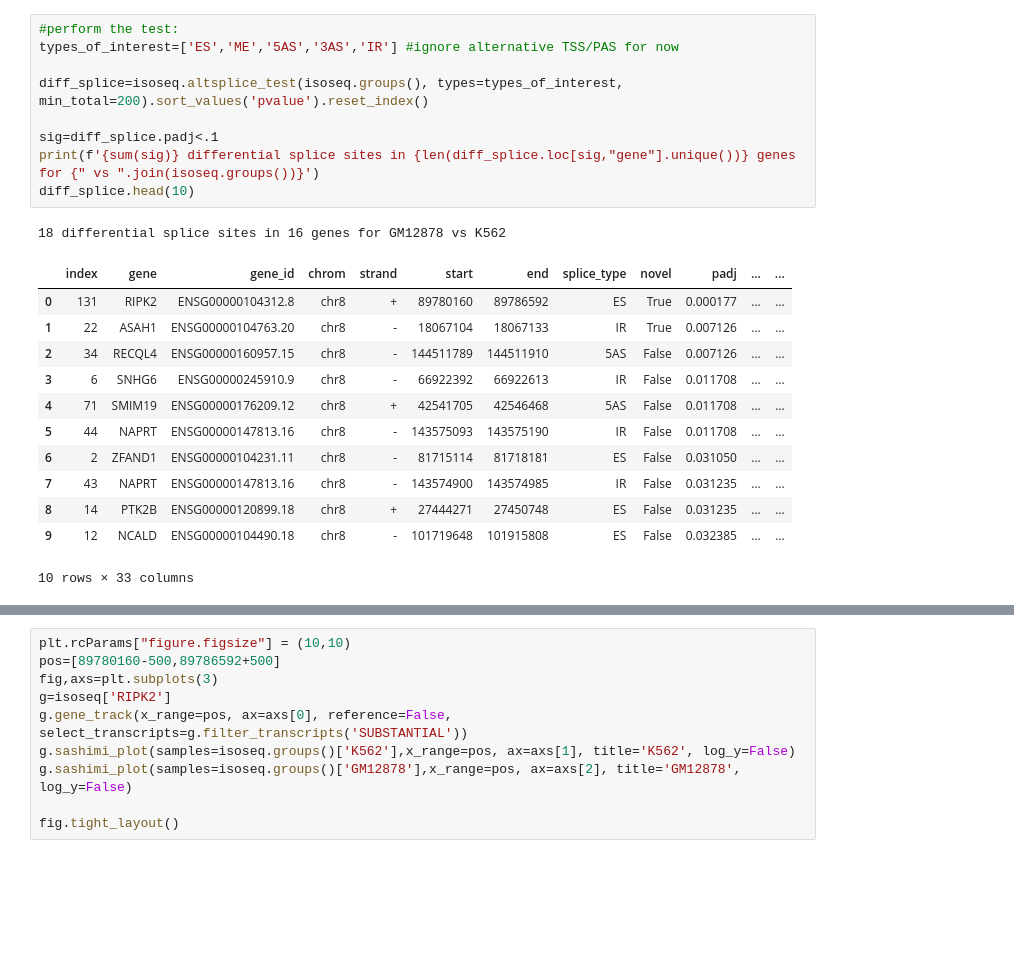
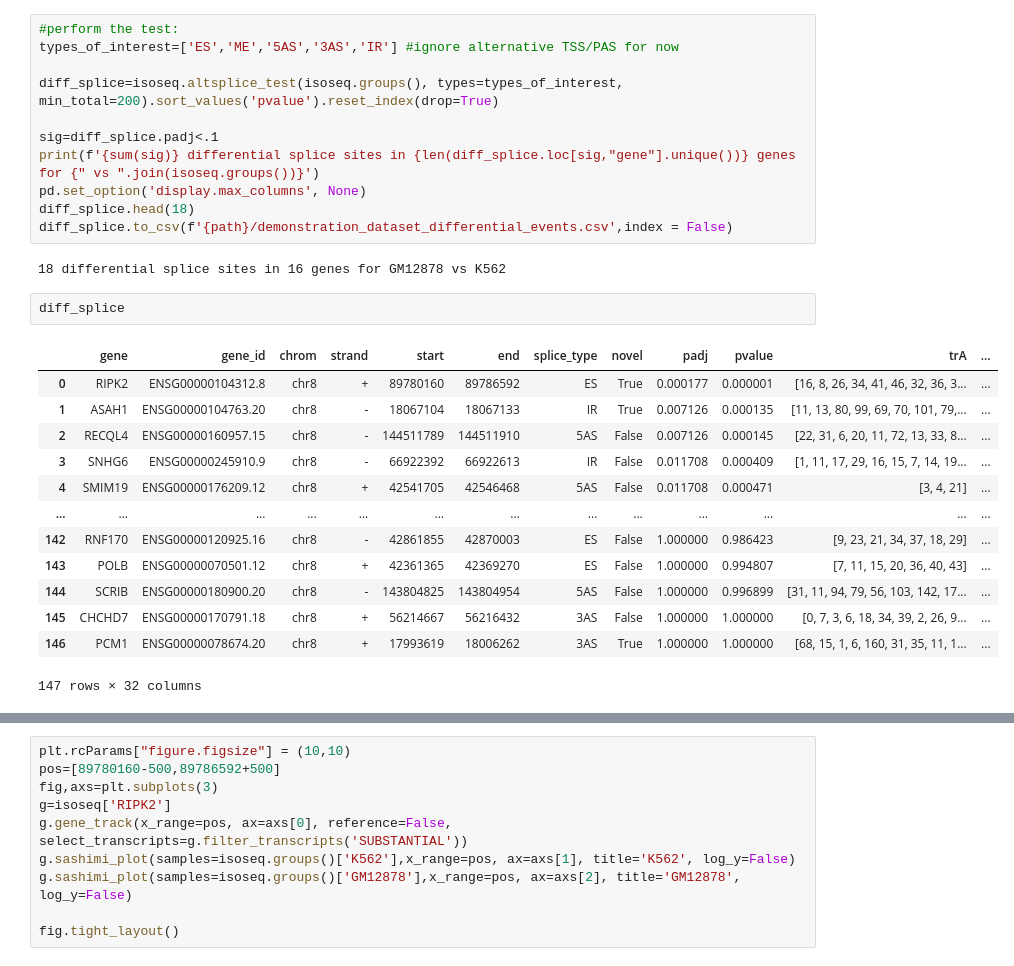
Before and after one commit to MatthiasLienhard/isotools, a Jupyter notebook: docs/notebooks/09_diff_splice.ipynb, the cells around one changed output, grey strips where cells are left out. Drawn from its saved outputs; the diff is of its cells as text; blank space fills up the shorter version.

```diff
--- a/docs/notebooks/09_diff_splice.ipynb
+++ b/docs/notebooks/09_diff_splice.ipynb
@@ -14,22 +25,28 @@ SyntaxError: invalid syntax (4146330676.py, line 7)
 #perform the test:
 types_of_interest=['ES','ME','5AS','3AS','IR'] #ignore alternative TSS/PAS for now
 
-diff_splice=isoseq.altsplice_test(isoseq.groups(), types=types_of_interest, min_total=200).sort_values('pvalue').reset_index()
+diff_splice=isoseq.altsplice_test(isoseq.groups(), types=types_of_interest, min_total=200).sort_values('pvalue').reset_index(drop=True)
 
 sig=diff_splice.padj<.1
 print(f'{sum(sig)} differential splice sites in {len(diff_splice.loc[sig,"gene"].unique())} genes for {" vs ".join(isoseq.groups())}')
-diff_splice.head(10)
+pd.set_option('display.max_columns', None)
+diff_splice.head(18)
+diff_splice.to_csv(f'{path}/demonstration_dataset_differential_events.csv',index = False)
 # %% [output]
 18 differential splice sites in 16 genes for GM12878 vs K562
-|  | index | gene | gene_id | chrom | strand | start | end | splice_type | novel | padj | ... | ... |
-| 0 | 131 | RIPK2 | ENSG00000104312.8 | chr8 | + | 89780160 | 89786592 | ES | True | 0.000177 | ... | ... |
-| 1 | 22 | ASAH1 | ENSG00000104763.20 | chr8 | - | 18067104 | 18067133 | IR | True | 0.007126 | ... | ... |
-| 2 | 34 | RECQL4 | ENSG00000160957.15 | chr8 | - | 144511789 | 144511910 | 5AS | False | 0.007126 | ... | ... |
-| 3 | 6 | SNHG6 | ENSG00000245910.9 | chr8 | - | 66922392 | 66922613 | IR | False | 0.011708 | ... | ... |
-| 4 | 71 | SMIM19 | ENSG00000176209.12 | chr8 | + | 42541705 | 42546468 | 5AS | False | 0.011708 | ... | ... |
-| 5 | 44 | NAPRT | ENSG00000147813.16 | chr8 | - | 143575093 | 143575190 | IR | False | 0.011708 | ... | ... |
-| 6 | 2 | ZFAND1 | ENSG00000104231.11 | chr8 | - | 81715114 | 81718181 | ES | False | 0.031050 | ... | ... |
-| 7 | 43 | NAPRT | ENSG00000147813.16 | chr8 | - | 143574900 | 143574985 | IR | False | 0.031235 | ... | ... |
-| 8 | 14 | PTK2B | ENSG00000120899.18 | chr8 | + | 27444271 | 27450748 | ES | False | 0.031235 | ... | ... |
-| 9 | 12 | NCALD | ENSG00000104490.18 | chr8 | - | 101719648 | 101915808 | ES | False | 0.032385 | ... | ... |
-10 rows × 33 columns
+# %%
+diff_splice
+# %% [output]
+|  | gene | gene_id | chrom | strand | start | end | splice_type | novel | padj | pvalue | trA | ... |
+| 0 | RIPK2 | ENSG00000104312.8 | chr8 | + | 89780160 | 89786592 | ES | True | 0.000177 | 0.000001 | [16, 8, 26, 34, 41, 46, 32, 36, 3... | ... |
+| 1 | ASAH1 | ENSG00000104763.20 | chr8 | - | 18067104 | 18067133 | IR | True | 0.007126 | 0.000135 | [11, 13, 80, 99, 69, 70, 101, 79,... | ... |
+| 2 | RECQL4 | ENSG00000160957.15 | chr8 | - | 144511789 | 144511910 | 5AS | False | 0.007126 | 0.000145 | [22, 31, 6, 20, 11, 72, 13, 33, 8... | ... |
+| 3 | SNHG6 | ENSG00000245910.9 | chr8 | - | 66922392 | 66922613 | IR | False | 0.011708 | 0.000409 | [1, 11, 17, 29, 16, 15, 7, 14, 19... | ... |
+| 4 | SMIM19 | ENSG00000176209.12 | chr8 | + | 42541705 | 42546468 | 5AS | False | 0.011708 | 0.000471 | [3, 4, 21] | ... |
+| ... | ... | ... | ... | ... | ... | ... | ... | ... | ... | ... | ... | ... |
+| 142 | RNF170 | ENSG00000120925.16 | chr8 | - | 42861855 | 42870003 | ES | False | 1.000000 | 0.986423 | [9, 23, 21, 34, 37, 18, 29] | ... |
+| 143 | POLB | ENSG00000070501.12 | chr8 | + | 42361365 | 42369270 | ES | False | 1.000000 | 0.994807 | [7, 11, 15, 20, 36, 40, 43] | ... |
+| 144 | SCRIB | ENSG00000180900.20 | chr8 | - | 143804825 | 143804954 | 5AS | False | 1.000000 | 0.996899 | [31, 11, 94, 79, 56, 103, 142, 17... | ... |
+| 145 | CHCHD7 | ENSG00000170791.18 | chr8 | + | 56214667 | 56216432 | 3AS | False | 1.000000 | 1.000000 | [0, 7, 3, 6, 18, 34, 39, 2, 26, 9... | ... |
+| 146 | PCM1 | ENSG00000078674.20 | chr8 | + | 17993619 | 18006262 | 3AS | True | 1.000000 | 1.000000 | [68, 15, 1, 6, 160, 31, 35, 11, 1... | ... |
+147 rows × 32 columns
```
Also changed, not shown: parts of 9 cells of this notebook, 23 other files.
